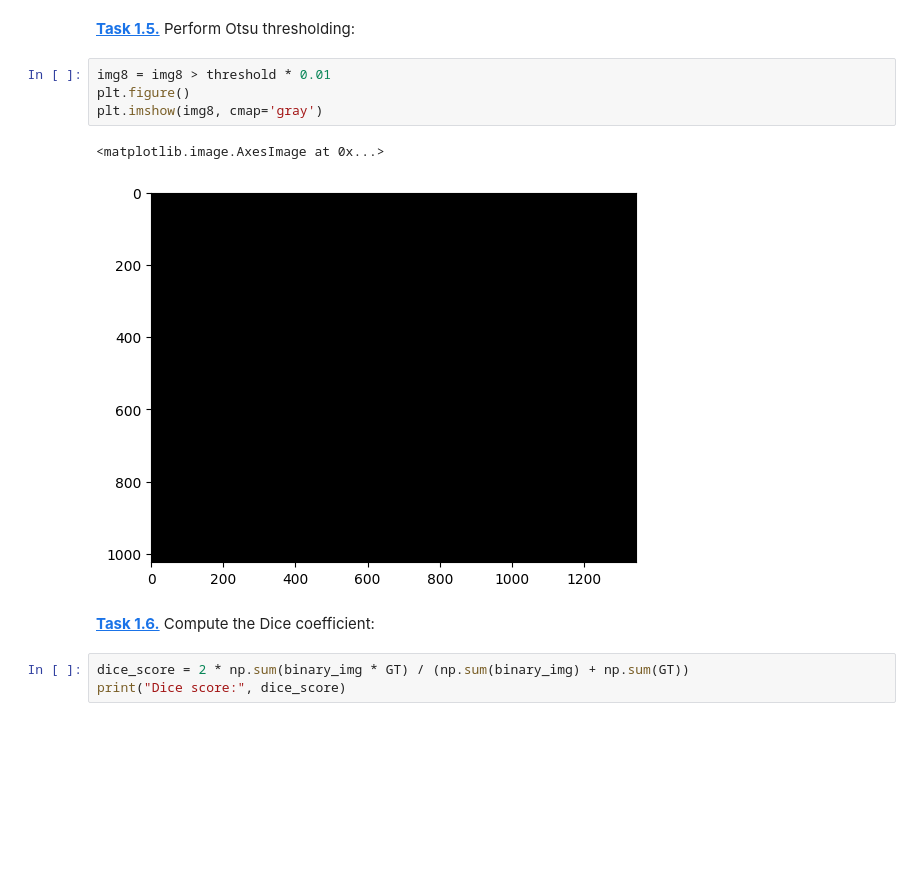
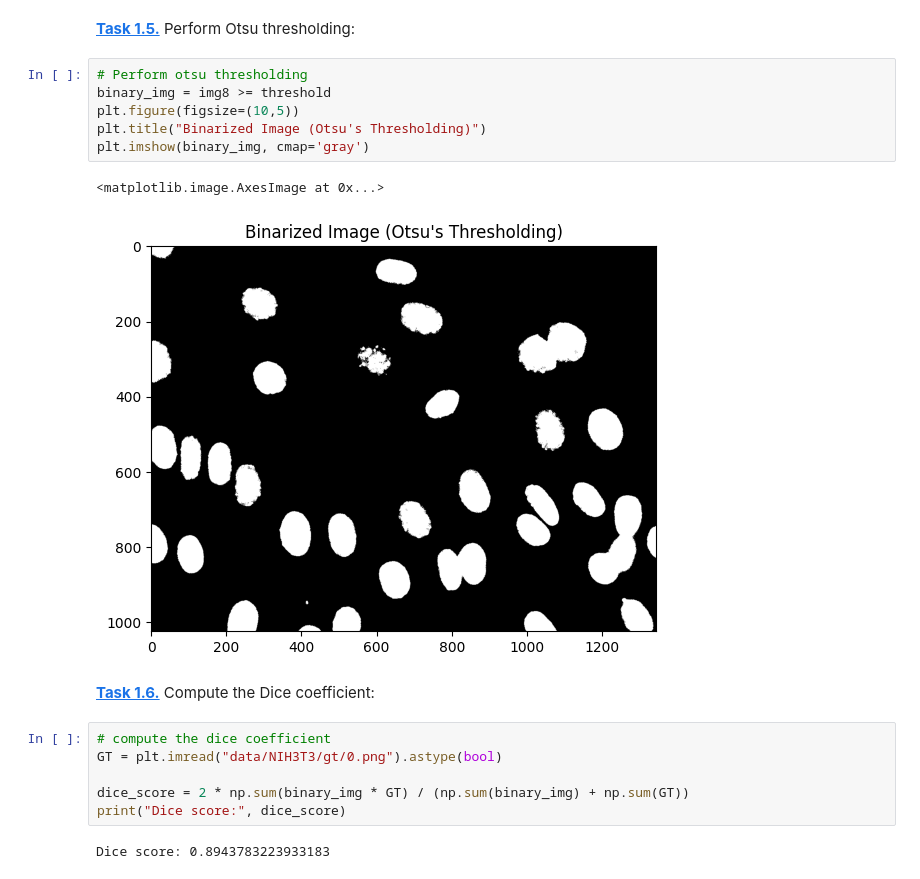
Before and after one commit to JonasSchenker/mobi-fs5-python, a Jupyter notebook: otsu.ipynb, the cells around one changed output. Drawn from its saved outputs; the diff is of its cells as text; blank space fills up the shorter version.

Commit message:
continued otsu

```diff
--- a/otsu.ipynb
+++ b/otsu.ipynb
@@ -52,15 +52,22 @@ print(threshold)
 31
 # %% [markdown]
 **[Task 1.5.]()** Perform Otsu thresholding:
-# %%
-img8 = img8 > threshold * 0.01
-plt.figure()
-plt.imshow(img8, cmap='gray')
-# %% [output]
-<matplotlib.image.AxesImage at 0x...>
-[figure, removed]
+# %%
+# Perform otsu thresholding
+binary_img = img8 >= threshold
+plt.figure(figsize=(10,5))
+plt.title("Binarized Image (Otsu's Thresholding)")
+plt.imshow(binary_img, cmap='gray')
+# %% [output]
+<matplotlib.image.AxesImage at 0x...>
+[figure, added]
 # %% [markdown]
 **[Task 1.6.]()** Compute the Dice coefficient:
 # %%
+# compute the dice coefficient
+GT = plt.imread("data/NIH3T3/gt/0.png").astype(bool)
+
 dice_score = 2 * np.sum(binary_img * GT) / (np.sum(binary_img) + np.sum(GT))
 print("Dice score:", dice_score)
+# %% [output]
+Dice score: 0.8943783223933183
```
